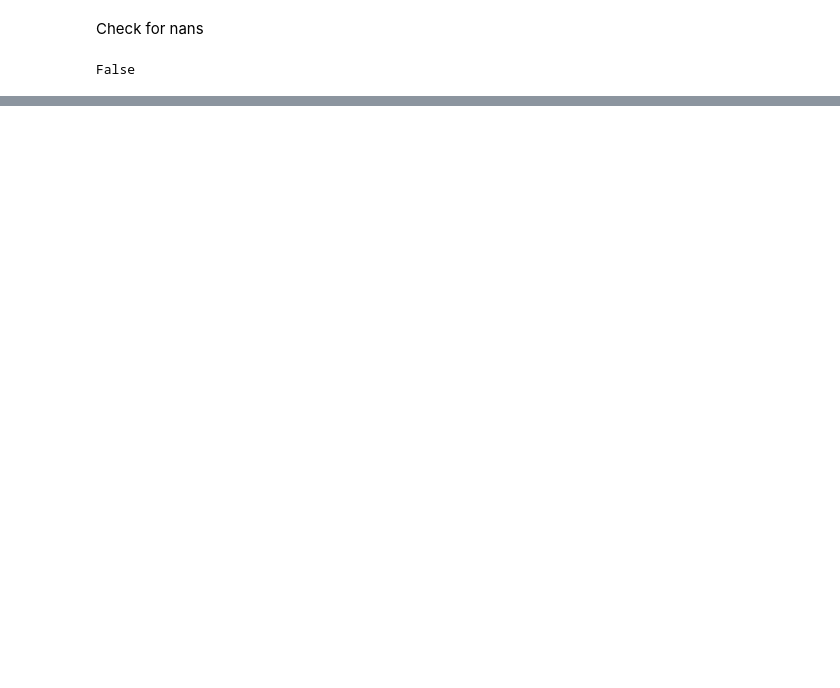
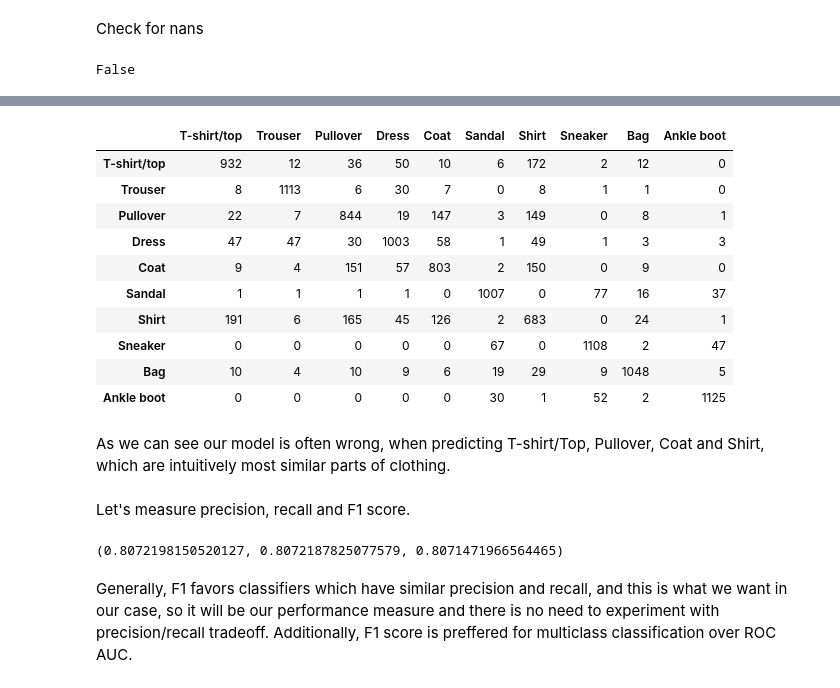
Before and after one commit to ArkadiuszSlowik/fashion-classification, a Jupyter notebook: fashion_classification.ipynb, the cells around one changed output, grey strips where cells are left out. Drawn from its saved outputs; the diff is of its cells as text; code cells hidden in the pictures; blank space fills up the shorter version.

```diff
--- a/fashion_classification.ipynb
+++ b/fashion_classification.ipynb
@@ -104,0 +202,6 @@ for col in df_train:
+# %%
+X_, X_cv, y_, y_cv = train_test_split(X_scaled, y_train, test_size=0.2, random_state=42)
+# %%
+model = LogisticRegression(penalty='none', multi_class='multinomial', fit_intercept=False, max_iter=100)
+
+model.fit(X_, y_)
@@ -104,0 +218,3 @@ for col in df_train:
+# %%
+y_cv_pred = cross_val_predict(model, X_cv, y_cv)
+y_cv_pred_proba = cross_val_predict(model, X_cv, y_cv, method='predict_proba')
@@ -104,0 +239,22 @@ for col in df_train:
+# %%
+con = confusion_matrix(y_cv, y_cv_pred)
+# %%
+fashion = ['T-shirt/top', 'Trouser', 'Pullover', 'Dress', 'Coat', 'Sandal', 'Shirt', 'Sneaker', 'Bag', 'Ankle boot']
+
+pd.DataFrame(con, index=fashion, columns=fashion)
+# %% [output]
+|  | T-shirt/top | Trouser | Pullover | Dress | Coat | Sandal | Shirt | Sneaker | Bag | Ankle boot |
+| T-shirt/top | 932 | 12 | 36 | 50 | 10 | 6 | 172 | 2 | 12 | 0 |
+| Trouser | 8 | 1113 | 6 | 30 | 7 | 0 | 8 | 1 | 1 | 0 |
+| Pullover | 22 | 7 | 844 | 19 | 147 | 3 | 149 | 0 | 8 | 1 |
+| Dress | 47 | 47 | 30 | 1003 | 58 | 1 | 49 | 1 | 3 | 3 |
+| Coat | 9 | 4 | 151 | 57 | 803 | 2 | 150 | 0 | 9 | 0 |
+| Sandal | 1 | 1 | 1 | 1 | 0 | 1007 | 0 | 77 | 16 | 37 |
+| Shirt | 191 | 6 | 165 | 45 | 126 | 2 | 683 | 0 | 24 | 1 |
+| Sneaker | 0 | 0 | 0 | 0 | 0 | 67 | 0 | 1108 | 2 | 47 |
+| Bag | 10 | 4 | 10 | 9 | 6 | 19 | 29 | 9 | 1048 | 5 |
+| Ankle boot | 0 | 0 | 0 | 0 | 0 | 30 | 1 | 52 | 2 | 1125 |
+# %% [markdown]
+As we can see our model is often wrong, when predicting T-shirt/Top, Pullover, Coat and Shirt, which are intuitively most similar parts of clothing.
+# %% [markdown]
+Let's measure precision, recall and F1 score.
@@ -104,0 +263,6 @@ for col in df_train:
+# %%
+np.average(precision), np.average(recall), np.average(f1_score)
+# %% [output]
+(0.8072198150520127, 0.8072187825077579, 0.8071471966564465)
+# %% [markdown]
+Generally, F1 favors classifiers which have similar precision and recall, and this is what we want in our case, so it will be our performance measure and there is no need to experiment with precision/recall tradeoff. Additionally, F1 score is preffered for multiclass classification over ROC AUC.
```
Also changed, not shown: parts of 50 cells of this notebook, 1 other file.
